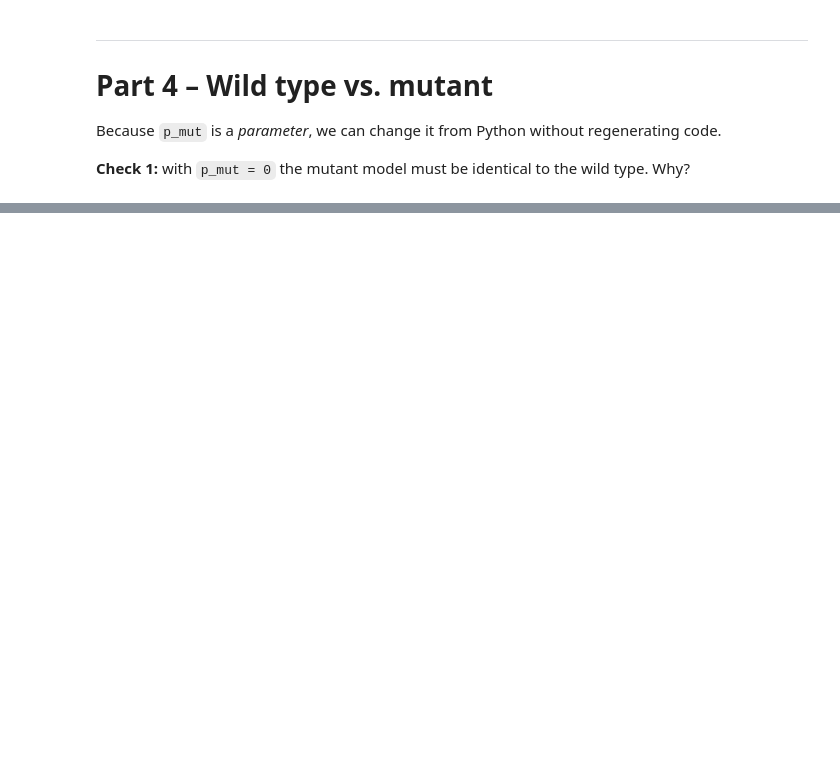
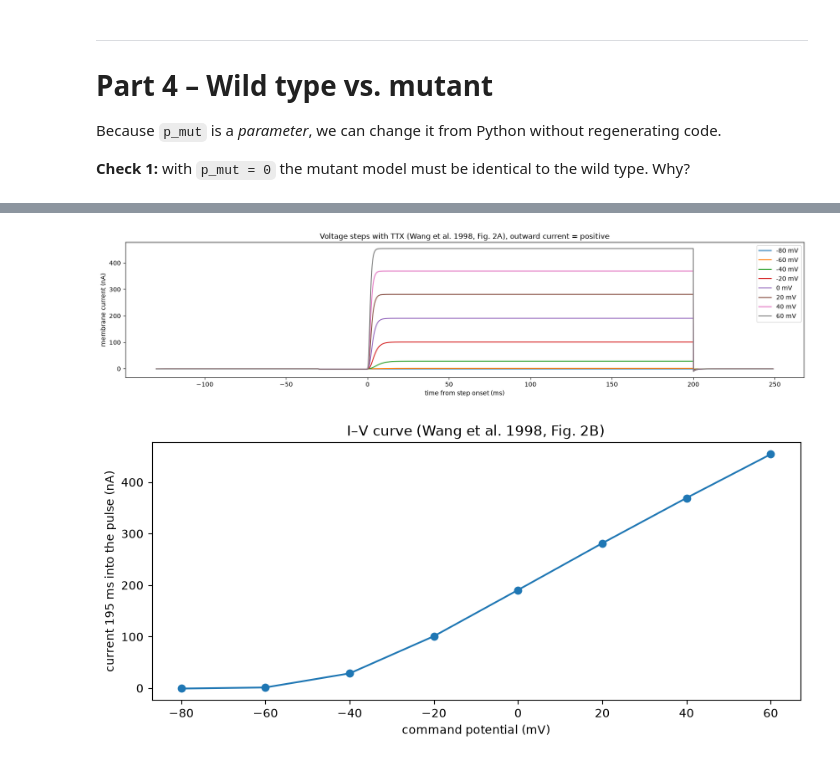
Before and after one commit to francescodesantis/ataxia13_hh_model, a Jupyter notebook: 4_hh_NESTML.ipynb, the cells around one changed output, grey strips where cells are left out. Cells and saved outputs as stored; diff of their text form; code cells hidden in the pictures; blank space fills up the shorter version.

```diff
--- a/4_hh_NESTML.ipynb
+++ b/4_hh_NESTML.ipynb
@@ -239,0 +414,6 @@ plt.show()
+# %%
+mut_module, mut_model = NESTCodeGeneratorUtils.generate_code_for(open("hh_psc_alpha_neuron_mut.nestml").read())
+
+nest.ResetKernel()
+nest.Install(mut_module)
+print(nest.GetDefaults(mut_model)["recordables"])   # I_Na, I_NaMut, I_K and I_L must appear here
@@ -239,0 +444,51 @@ plt.show()
+# %%
+V_hold, V_pre = -80., -100.                    # mV: holding potential and prepulse
+t_hold, t_pre, t_step, t_tail = 100., 30., 200., 50.   # ms
+V_steps = np.arange(-80., 61., 20.)            # mV: -80 to +60 mV in 20 mV increments
+t_read = 195.                                  # ms into the pulse (Fig. 2B)
+
+I_read = []
+
+plt.figure(figsize=(20, 4))
+
+for V_step in V_steps:
+
+    nest.ResetKernel()
+    nest.set_verbosity("M_WARNING")
+    nest.Install(mut_module)
+
+    n = nest.Create(mut_model, params={"clamp_on": 1.0, "g_Na": 0.})   # g_Na = 0 mimics TTX
+    mm = nest.Create("multimeter", params={"interval": 0.1, "record_from": ["I_Na", "I_NaMut", "I_K", "I_L"]})
+    nest.Connect(mm, n)
+
+    n.V_m = V_hold + 0.001
+    nest.Simulate(t_hold)
+    n.V_m = V_pre + 0.001
+    nest.Simulate(t_pre)
+    n.V_m = V_step + 0.001
+    nest.Simulate(t_step)
+    n.V_m = V_hold + 0.001
+    nest.Simulate(t_tail)
+
+    ev = mm.get("events")
+    t = ev["times"] - t_hold - t_pre                                   # time from step onset
+    I = (ev["I_Na"] + ev["I_NaMut"] + ev["I_K"] + ev["I_L"]) / 1000.   # pA -> nA
+
+    plt.plot(t, I, label=f"{V_step:.0f} mV")
+    I_read.append(I[np.argmin(np.abs(t - t_read))])
+
+plt.xlabel("time from step onset (ms)")
+plt.ylabel("membrane current (nA)")
+plt.legend()
+plt.title("Voltage steps with TTX (Wang et al. 1998, Fig. 2A), outward current = positive")
+plt.show()
+
+plt.figure(figsize=(10, 4))
+plt.plot(V_steps, I_read, "o-")
+plt.xlabel("command potential (mV)")
+plt.ylabel("current 195 ms into the pulse (nA)")
+plt.title("I–V curve (Wang et al. 1998, Fig. 2B)")
+plt.show()
+# %% [output]
+[figure, added]
+[figure, added]
```
Also changed, not shown: parts of 21 cells of this notebook, 3 other files.
